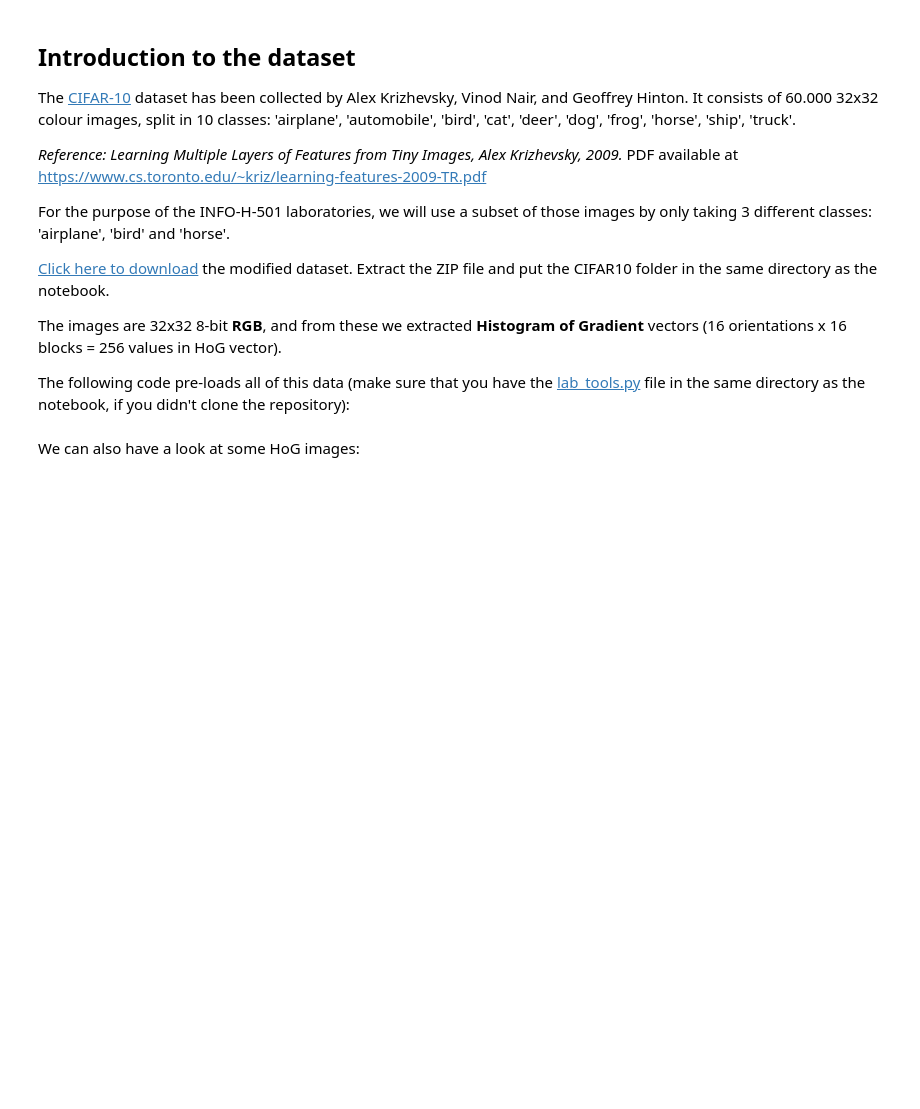
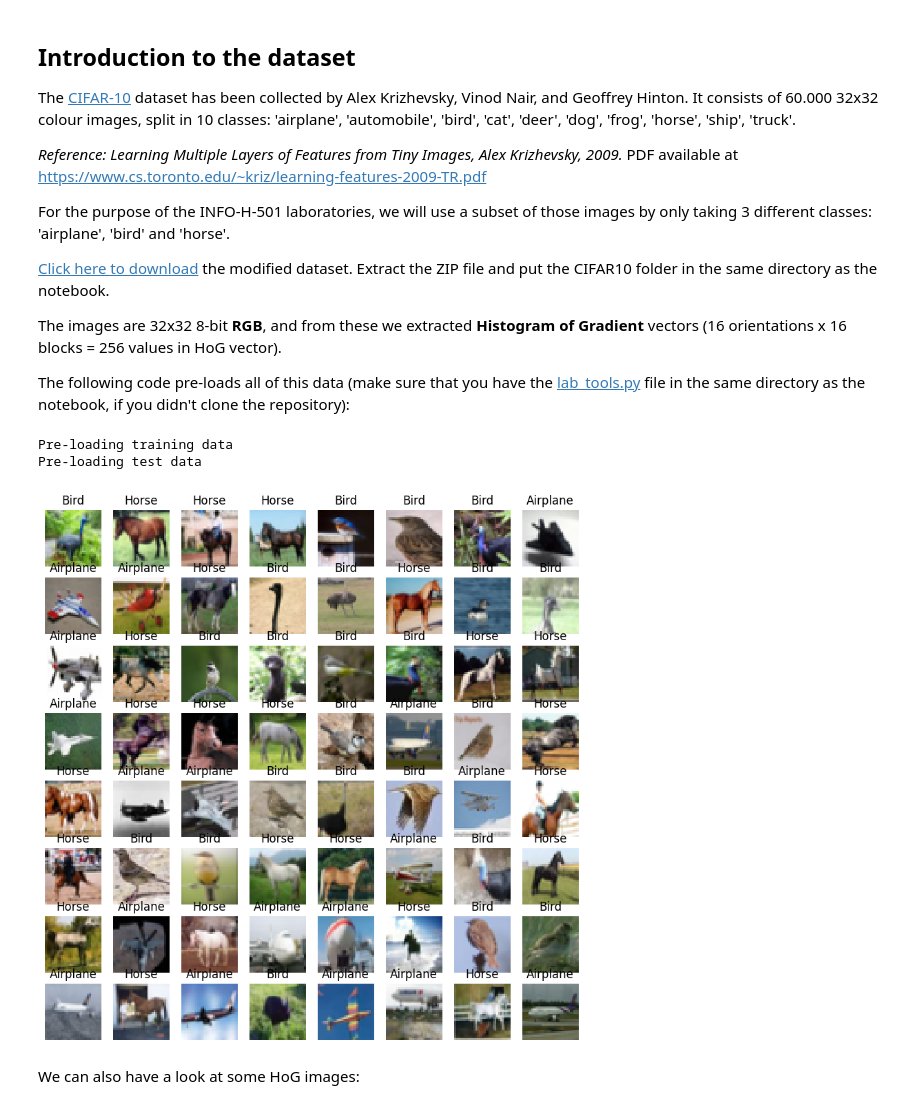
Before and after one commit to liseregn/INFO_H501, a Jupyter notebook: docs/LABS/ML0_Introduction.ipynb, the cells around one changed output. Drawn from its saved outputs; the diff is of its cells as text; code cells hidden in the pictures; blank space fills up the shorter version.

```diff
--- a/docs/LABS/ML0_Introduction.ipynb
+++ b/docs/LABS/ML0_Introduction.ipynb
@@ -27,17 +27,22 @@ The following code pre-loads all of this data (make sure that you have the [lab_
 # %%
 from lab_tools import CIFAR10, get_hog_image
 # %%
-dataset = CIFAR10('../../extern_data/CIFAR10/')
+path_CIFAR10 = '/content/drive/MyDrive/info-h-501/docs/LABS/CIFAR10/'
+dataset = CIFAR10(path_CIFAR10)
 from matplotlib import pyplot as plt
 %matplotlib inline
 
 plt.figure(figsize=(10,10))
 for i in range(64):
     plt.subplot(8,8,i+1)
     plt.imshow(dataset.train['images'][i].reshape((32,32,3)), interpolation='none')
     plt.title(dataset.labels[dataset.train['labels'][i]])
     plt.axis('off')
 plt.show()
+# %% [output]
+Pre-loading training data
+Pre-loading test data
+[figure, added]
 # %% [markdown]
 We can also have a look at some HoG images:
 # %%
```
Also changed, not shown: parts of 25 cells of this notebook.
